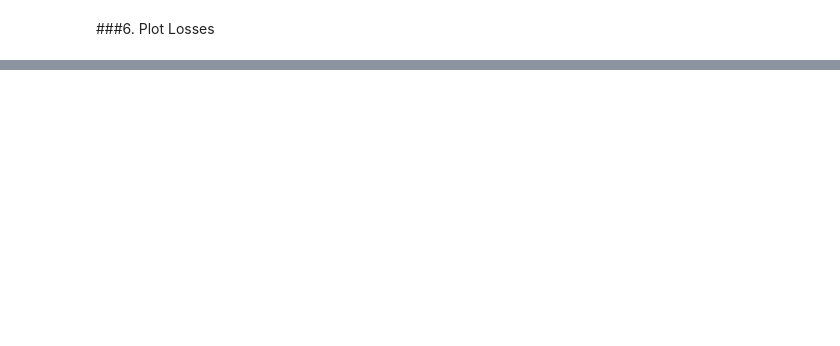
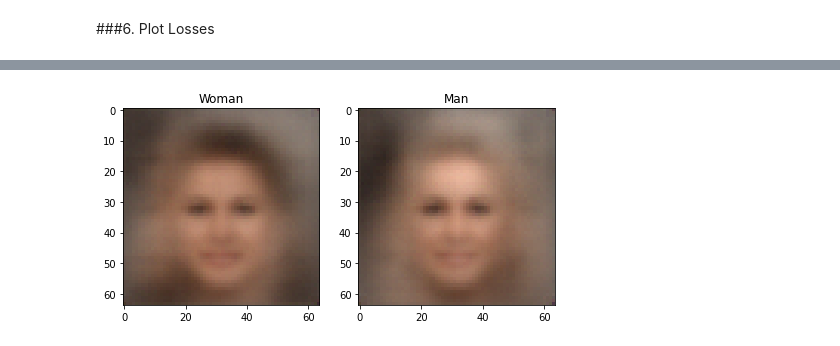
Before and after one commit to NesquikPlz/Conditional_VAE_for_celebA, a Jupyter notebook: implement_Conditional_VAE_for_celebA.ipynb, the cells around one changed output, grey strips where cells are left out. Saved outputs shown, nothing was run; the diff lists cells and outputs as text; code cells hidden in the pictures; blank space fills up the shorter version.

```diff
--- a/implement_Conditional_VAE_for_celebA.ipynb
+++ b/implement_Conditional_VAE_for_celebA.ipynb
@@ -475,0 +478,18 @@ http://alexlenail.me/NN-SVG/LeNet.html
+# %%
+def showImage(x):
+    attrs = torch.Tensor(x)
+    h = torch.cat((torch.randn(1,64),attrs),dim=1).to(device)
+    img = vae.decoder(h)
+    img = img.cpu().detach().numpy().reshape(3,64,64)
+    img = np.moveaxis(img,0,-1)
+    return img
+# %%
+f, axarr = plt.subplots(1,2)
+axarr[0].imshow(showImage([[2,0,0,1,0]]))
+axarr[0].set_title("Woman")
+axarr[1].imshow(showImage([[2,0,1,0,0]]))
+axarr[1].set_title("Man")
+
+f.subplots_adjust(hspace=0.3,left=2,right=3)
+# %% [output]
+[figure, added]
```
Also changed, not shown: parts of 11 cells of this notebook.
